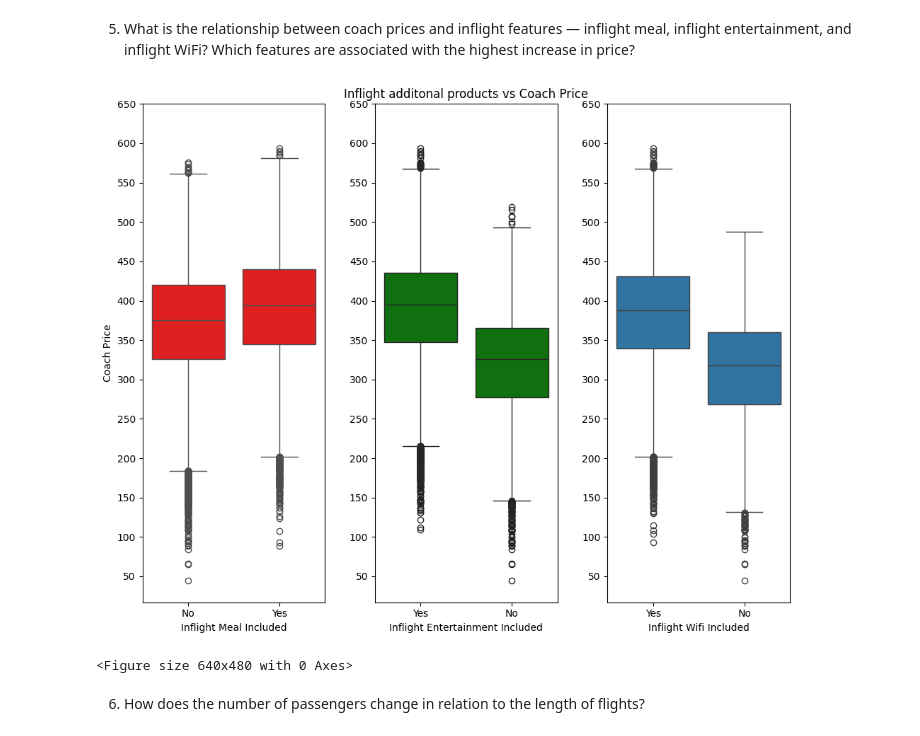
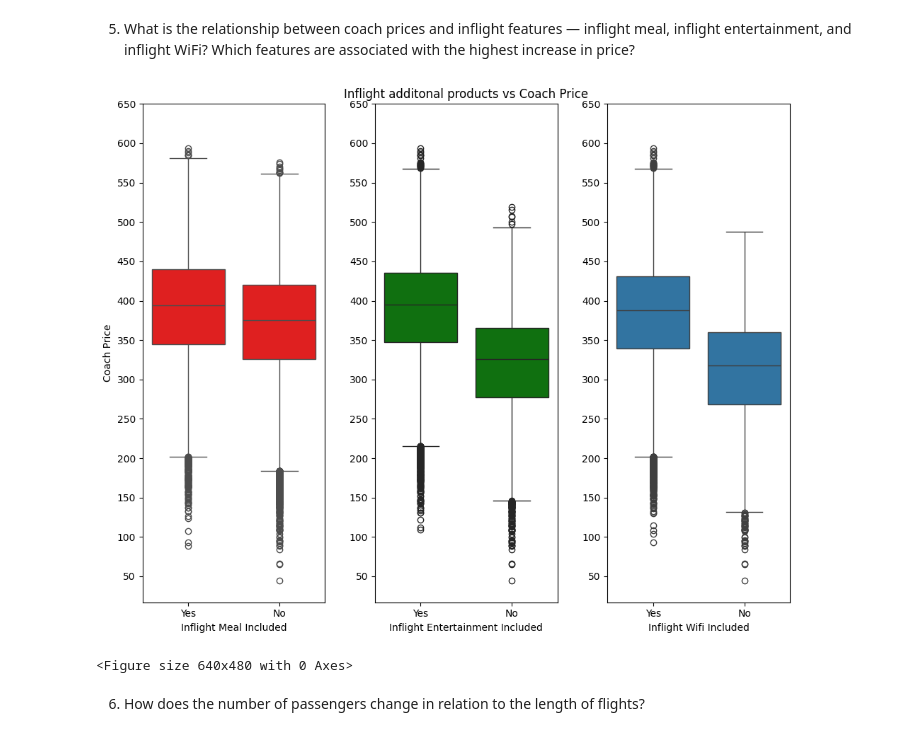
Before and after one commit to Nayr91/Codecademy, a Jupyter notebook: Airline_Analysis.ipynb, the cells around one changed output. Saved outputs shown, nothing was run; the diff lists cells and outputs as text; code cells hidden in the pictures.

```diff
--- a/Airline_Analysis.ipynb
+++ b/Airline_Analysis.ipynb
@@ -135,33 +135,33 @@ plt.clf()
 # %%
 ## Task 5
 
 plt.figure(figsize=(10, 8))
 plt.subplot(1, 3, 1)
-sns.boxplot(x = flight.inflight_meal, y = flight.coach_price, color='red')
+sns.boxplot(x = flight.inflight_meal, y = flight.coach_price, color='red', order=['Yes', 'No'])
 plt.ylabel('Coach Price')
 plt.xlabel('Inflight Meal Included')
 y_ticks_val = [50, 100, 150, 200, 250, 300, 350, 400, 450, 500, 550, 600, 650]
 plt.yticks(y_ticks_val)
 plt.subplot(1, 3, 2)
-sns.boxplot(x = flight.inflight_entertainment, y = flight.coach_price, color='green')
+sns.boxplot(x = flight.inflight_entertainment, y = flight.coach_price, color='green', order=['Yes', 'No'])
 plt.ylabel(' ')
 plt.xlabel('Inflight Entertainment Included')
 plt.title('Inflight additonal products vs Coach Price')
 y_ticks_val = [50, 100, 150, 200, 250, 300, 350, 400, 450, 500, 550, 600, 650]
 plt.yticks(y_ticks_val)
 plt.subplot(1, 3, 3)
-sns.boxplot(x = flight.inflight_wifi, y = flight.coach_price)
+sns.boxplot(x = flight.inflight_wifi, y = flight.coach_price, order=['Yes', 'No'])
 plt.ylabel(' ')
 plt.xlabel('Inflight Wifi Included')
 y_ticks_val = [50, 100, 150, 200, 250, 300, 350, 400, 450, 500, 550, 600, 650]
 plt.yticks(y_ticks_val)
 plt.tight_layout()
 plt.show()
 plt.clf()
 
 # Yes there is a correlation between inflight entertainment and the price in coach, this being more prevelent for wifi and entertainment.
 # %% [output]
-[figure, old version]
+[figure, new version]
 <Figure size 640x480 with 0 Axes>
 # %% [markdown]
 6. How does the number of passengers change in relation to the length of flights?
```
Also changed, not shown: parts of 1 cell of this notebook.
